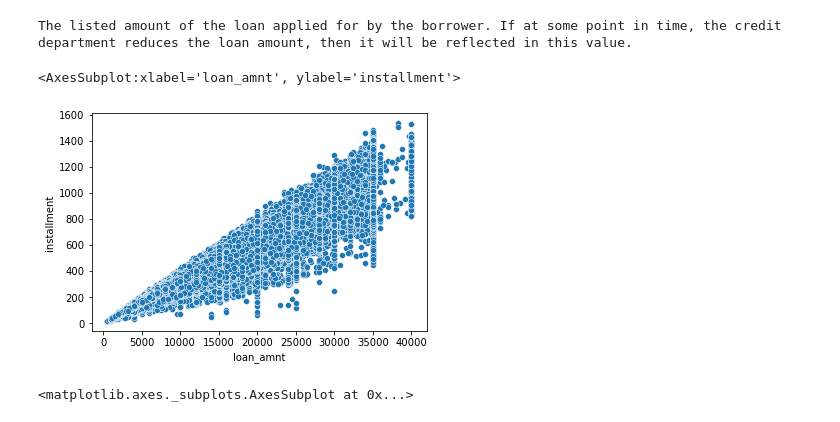
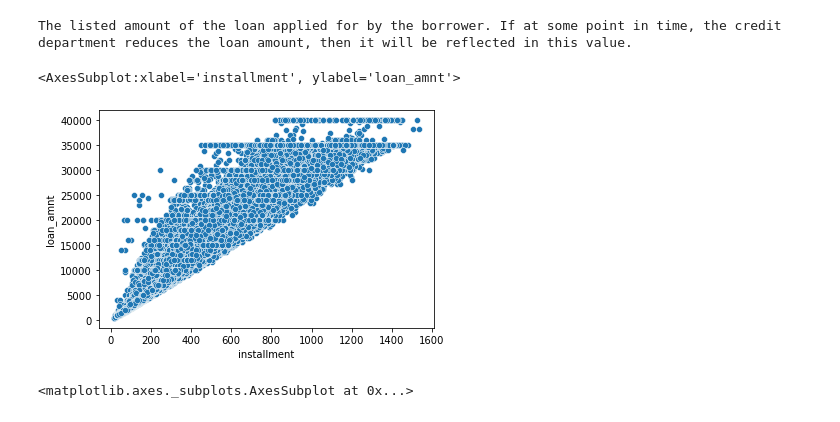
Before and after one commit to jeswinaugustine/Python-for--Data-Science, a Jupyter notebook: 15 Nueral Nets and Deep learning/Keras-Project-Exercise.ipynb, the cells around one changed output. Drawn from its saved outputs; the diff is of its cells as text; code cells hidden in the pictures.

```diff
--- a/15 Nueral Nets and Deep learning/Keras-Project-Exercise.ipynb
+++ b/15 Nueral Nets and Deep learning/Keras-Project-Exercise.ipynb
@@ -356,10 +333,10 @@ The listed amount of the loan applied for by the borrower. If at some point in t
 # %% [output]
 The listed amount of the loan applied for by the borrower. If at some point in time, the credit department reduces the loan amount, then it will be reflected in this value.
 # %%
-sns.scatterplot(x='loan_amnt',y='installment',data=df)
+sns.scatterplot(x='installment',y='loan_amnt',data=df)
 # %% [output]
-<AxesSubplot:xlabel='loan_amnt', ylabel='installment'>
+<AxesSubplot:xlabel='installment', ylabel='loan_amnt'>
-[figure, old version]
+[figure, new version]
 # %%
 # %% [output]
 <matplotlib.axes._subplots.AxesSubplot at 0x...>
```
Also changed, not shown: parts of 107 cells of this notebook, 1 other file.
